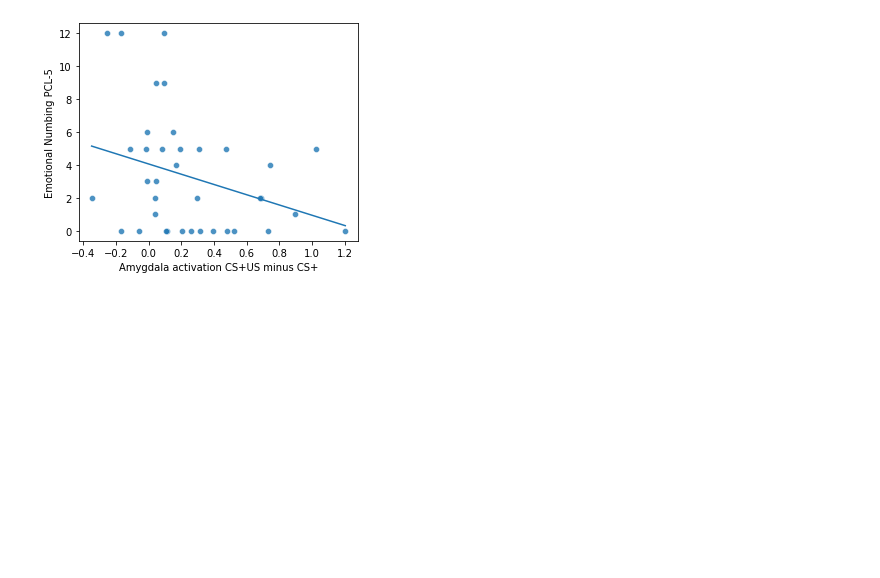
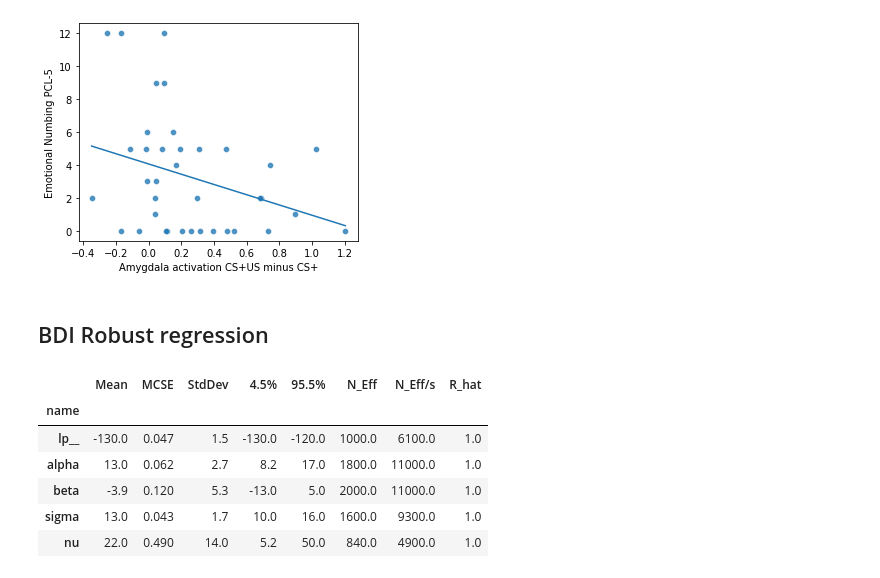
Before and after one commit to LevyDecisionNeuroLab/SIA_PTSD, a Jupyter notebook: firstDay_amygdalaDuringUS2.ipynb, the cells around one changed output. Saved outputs shown, nothing was run; the diff lists cells and outputs as text; code cells hidden in the pictures; blank space fills up the shorter version.

```diff
--- a/firstDay_amygdalaDuringUS2.ipynb
+++ b/firstDay_amygdalaDuringUS2.ipynb
@@ -379,3 +368,5 @@ fgrid.set(ylabel='Emotional Numbing PCL-5', xlabel='Amygdala activation CS+US mi
 plt.savefig('RCF_robustRegression.png', dpi=300, bbox_inches="tight")
 # %% [output]
 [figure]
+# %% [markdown]
+## BDI Robust regression
@@ -381,0 +387,10 @@ plt.savefig('RCF_robustRegression.png', dpi=300, bbox_inches="tight")
+# %%
+fit_robust_regBDI.summary(percentiles=(4.5,95.5))
+# %% [output]
+|  | Mean | MCSE | StdDev | 4.5% | 95.5% | N_Eff | N_Eff/s | R_hat |
+| name |  |  |  |  |  |  |  |  |
+| lp__ | -130.0 | 0.047 | 1.5 | -130.0 | -120.0 | 1000.0 | 6100.0 | 1.0 |
+| alpha | 13.0 | 0.062 | 2.7 | 8.2 | 17.0 | 1800.0 | 11000.0 | 1.0 |
+| beta | -3.9 | 0.120 | 5.3 | -13.0 | 5.0 | 2000.0 | 11000.0 | 1.0 |
+| sigma | 13.0 | 0.043 | 1.7 | 10.0 | 16.0 | 1600.0 | 9300.0 | 1.0 |
+| nu | 22.0 | 0.490 | 14.0 | 5.2 | 50.0 | 840.0 | 4900.0 | 1.0 |
```
Also changed, not shown: parts of 13 cells of this notebook, 2 other files.
